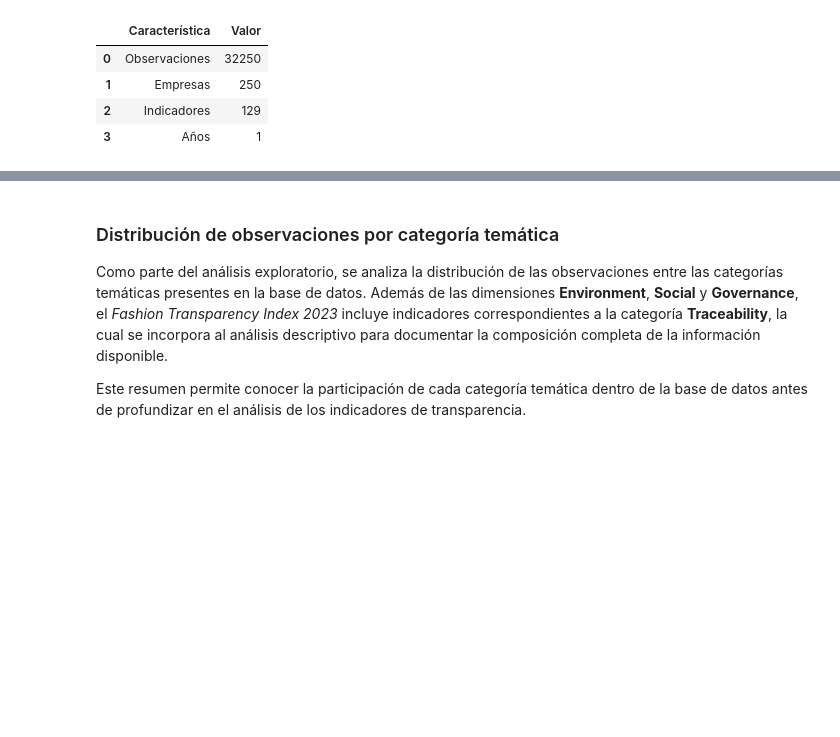
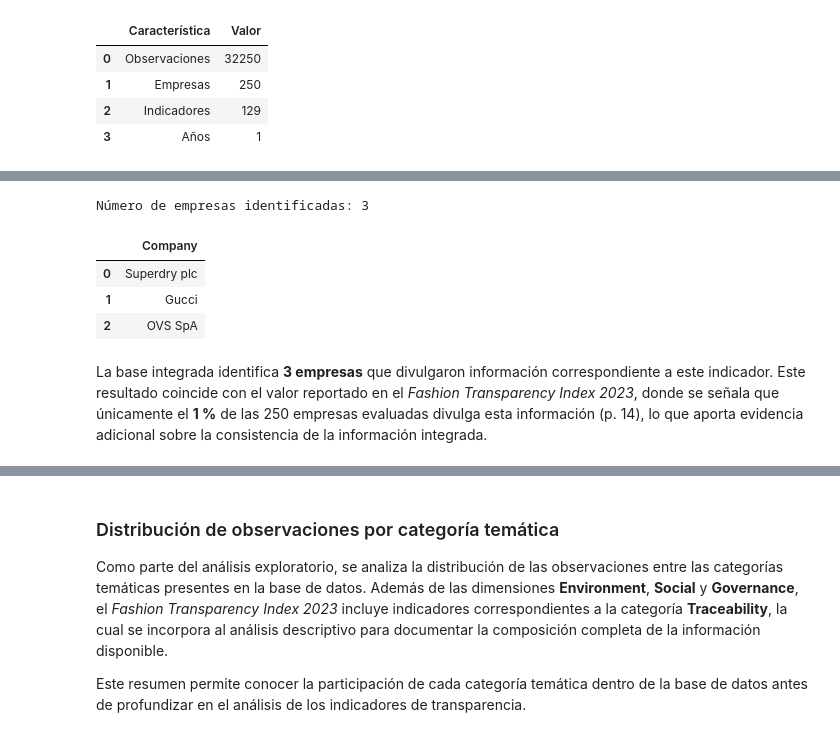
Before and after one commit to avrilsalazarrodriguez/fashion-transparency-index-2023, a Jupyter notebook: scripts/03_Analisis_exploratorio_de_datos.ipynb, the cells around one changed output, grey strips where cells are left out. Saved outputs shown, nothing was run; the diff lists cells and outputs as text; code cells hidden in the pictures; blank space fills up the shorter version.

```diff
--- a/scripts/03_Analisis_exploratorio_de_datos.ipynb
+++ b/scripts/03_Analisis_exploratorio_de_datos.ipynb
@@ -178,0 +943,31 @@ display(resumen_base)
+# %%
+# Filtramos el indicador de interés.
+
+collective_bargaining = base.loc[
+    base["Metric"] == "Fashion Revolution+Discloses Number of Collective Bargaining Agreements Providing Wages Above Legal Minimum",
+    ["Company", "Value"]
+].copy()
+
+# Convertimos los valores a formato numérico.
+collective_bargaining["Value"] = pd.to_numeric(
+    collective_bargaining["Value"],
+    errors="coerce"
+)
+
+# Seleccionamos únicamente las empresas que divulgaron el indicador.
+empresas_collective = collective_bargaining.loc[
+    collective_bargaining["Value"] == 1,
+    ["Company"]
+]
+
+print(f"Número de empresas identificadas: {len(empresas_collective)}")
+
+display(empresas_collective.reset_index(drop=True))
+# %% [output]
+Número de empresas identificadas: 3
+|  | Company |
+| 0 | Superdry plc |
+| 1 | Gucci |
+| 2 | OVS SpA |
+# %% [markdown]
+La base integrada identifica **3 empresas** que divulgaron información correspondiente a este indicador. Este resultado coincide con el valor reportado en el *Fashion Transparency Index 2023*, donde se señala que únicamente el **1 %** de las 250 empresas evaluadas divulga esta información (p. 14), lo que aporta evidencia adicional sobre la consistencia de la información integrada.
```
Also changed, not shown: parts of 23 cells of this notebook, 1 other file.
